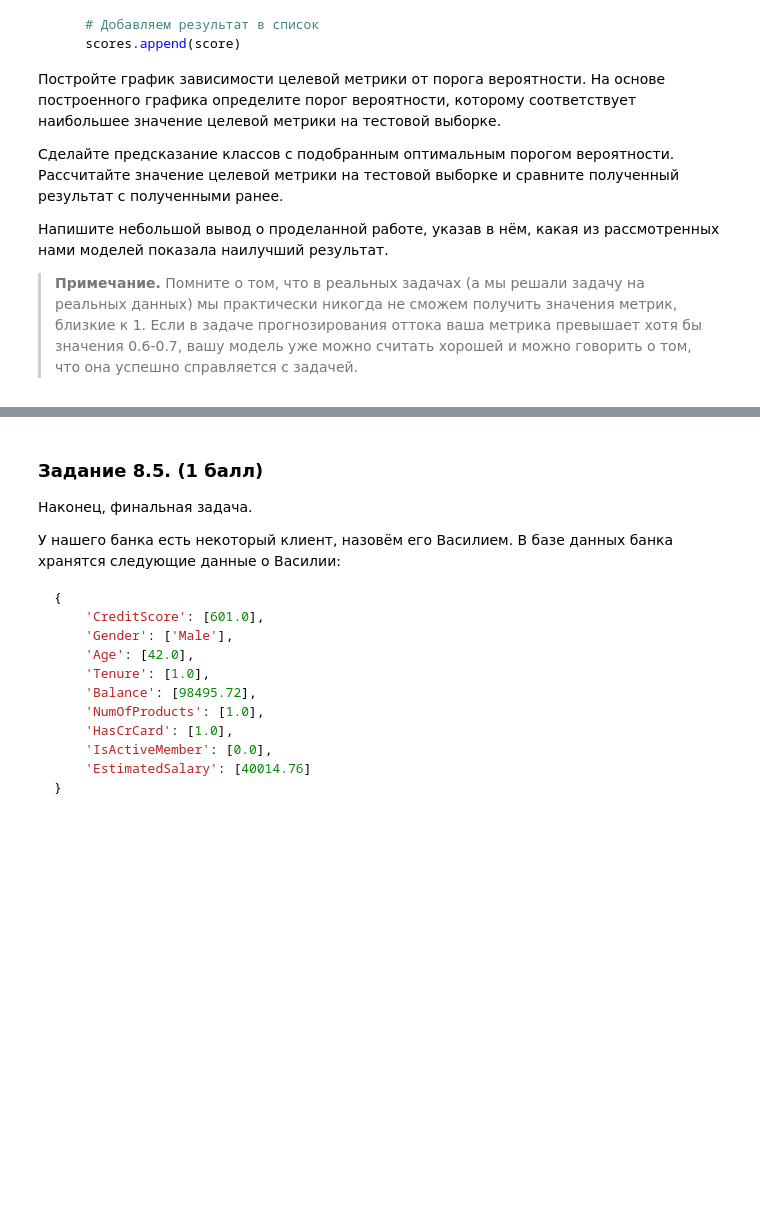
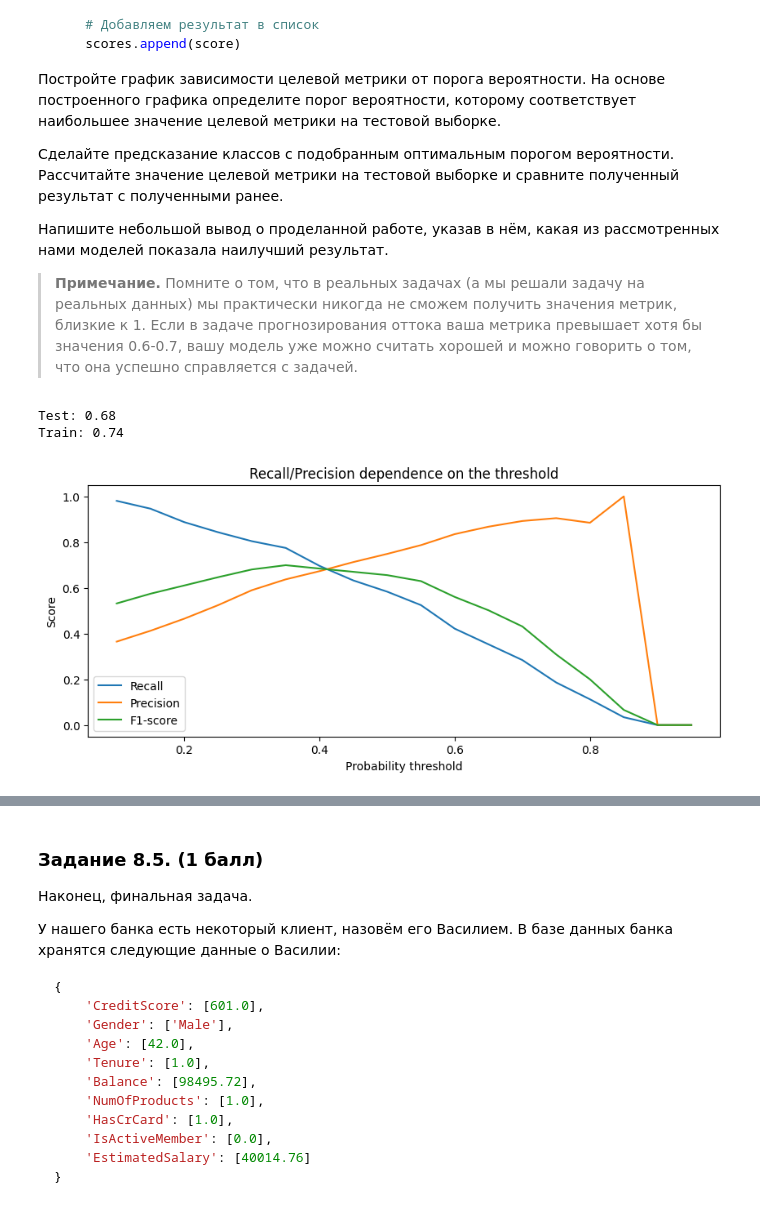
Before and after one commit to Ildar-Shamaev/ML, a Jupyter notebook: projects/Project_3/Outflow_of_bank_customers.ipynb, the cells around one changed output, grey strips where cells are left out. Cells and saved outputs as stored; diff of their text form; code cells hidden in the pictures; blank space fills up the shorter version.

```diff
--- a/projects/Project_3/Outflow_of_bank_customers.ipynb
+++ b/projects/Project_3/Outflow_of_bank_customers.ipynb
@@ -678,4 +727,18 @@ from sklearn import ensemble
 
 - Задание выполнено неверно, не учтено одно или несколько условий (**0 баллов**).
 # %%
-# Ваш код здесь
+# Инициализируем экземпляр класса RandomForestClassifier
+# и задаем максимальное количество деревьев равным n_estimators=500, максимальную глубину дерева - max_depth=8, критерий - criterion='энтропия'
+# и минимальное количество образцов на лист = min_samples_leaf=10
+rf_cf = ensemble.RandomForestClassifier(n_estimators=500, max_depth=8, criterion='entropy', min_samples_leaf=10, random_state=42)
+
+# Random Forest Classifier в X_train, y_train
+rf_cf.fit(X_train, y_train)
+
+# Делаем предсказание
+y_train_predict = rf_cf.predict(X_train)
+y_test_predict = rf_cf.predict(X_test)
+
+# оцениваем модели с помощью показателя F1
+print('The F1 score for Train data using RandomForestClassifier model: {}'.format(metrics.f1_score(y_train, y_train_predict)))
+print('The F1 score for Test data using RandomForestClassifier model: {}'.format(metrics.f1_score(y_test, y_test_predict)))
@@ -727,5 +799,51 @@ for threshold in thresholds:
 
 > **Примечание.** Помните о том, что в реальных задачах (а мы решали задачу на реальных данных) мы практически никогда не сможем получить значения метрик, близкие к 1. Если в задаче прогнозирования оттока ваша метрика превышает хотя бы значения 0.6-0.7, вашу модель уже можно считать хорошей и можно говорить о том, что она успешно справляется с задачей.
 # %%
-# Ваш код здесь
+#Нас интересует только вероятность класса (второй столбец)
+y_test_proba_pred = rf_cf.predict_proba(X_test)[:, 1]
+#Для удобства завернем numpy-массив в pandas Series
+y_test_proba_pred = pd.Series(y_test_proba_pred)
+#Создадим списки, в которых будем хранить значения метрик
+recall_scores = []
+precision_scores = []
+f1_scores = []
+#Сгенерируем набор вероятностных порогов в диапазоне от 0.1 до 1
+thresholds = np.arange(0.1, 1, 0.05)
+#В цикле будем перебирать сгенерированные пороги
+for threshold in thresholds:
+    #В противном случае - к классу 0
+    y_test_pred = y_test_proba_pred.apply(lambda x: 1 if x>threshold else 0)
+    #Считаем метрики и добавляем их в списки
+    recall_scores.append(metrics.recall_score(y_test, y_test_pred))
+    precision_scores.append(metrics.precision_score(y_test, y_test_pred))
+    f1_scores.append(metrics.f1_score(y_test, y_test_pred))
+
+#Визуализируем метрики при различных threshold
+fig, ax = plt.subplots(figsize=(10, 4)) #фигура + координатная плоскость
+#Строим линейный график зависимости recall от threshold
+ax.plot(thresholds, recall_scores, label='Recall')
+#Строим линейный график зависимости precision от threshold
+ax.plot(thresholds, precision_scores, label='Precision')
+
+#Строим линейный график зависимости F1 от threshold
+ax.plot(thresholds, f1_scores, label='F1-score')
+#Даем графику название и подписи осям
+ax.set_title('Recall/Precision dependence on the threshold')
+ax.set_xlabel('Probability threshold')
+ax.set_ylabel('Score')
+ax.legend();
+
+#Задаем оптимальный порог вероятностей
+threshold_opt = 0.4
+#Людей, у которых вероятность зарабатывать >50K больше 0.4 относим к классу 1
+#В противном случае - к классу 0
+y_test_pred_opt = y_test_proba_pred.apply(lambda x: 1 if x > threshold_opt else 0)
+#Считаем метрики
+# print(metrics.classification_report(y_test, y_test_pred_opt))
+print('Test: {:.2f}'.format(metrics.f1_score(y_test, y_test_pred_opt)))
+print('Train: {:.2f}'.format(metrics.f1_score(y_train, y_train_predict)))
+# %% [output]
+Test: 0.68
+Train: 0.74
+[figure, added]
 # %% [markdown]
```
Also changed, not shown: parts of 11 cells of this notebook, 2 other files.
